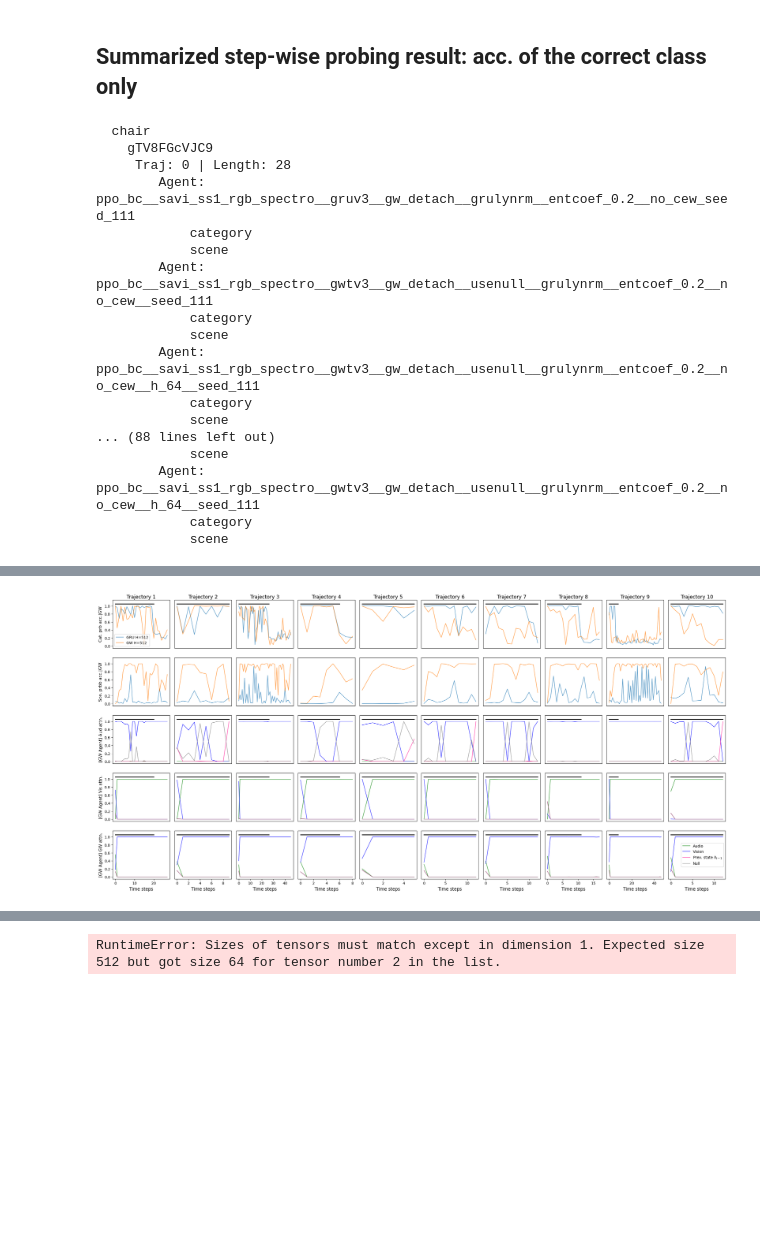
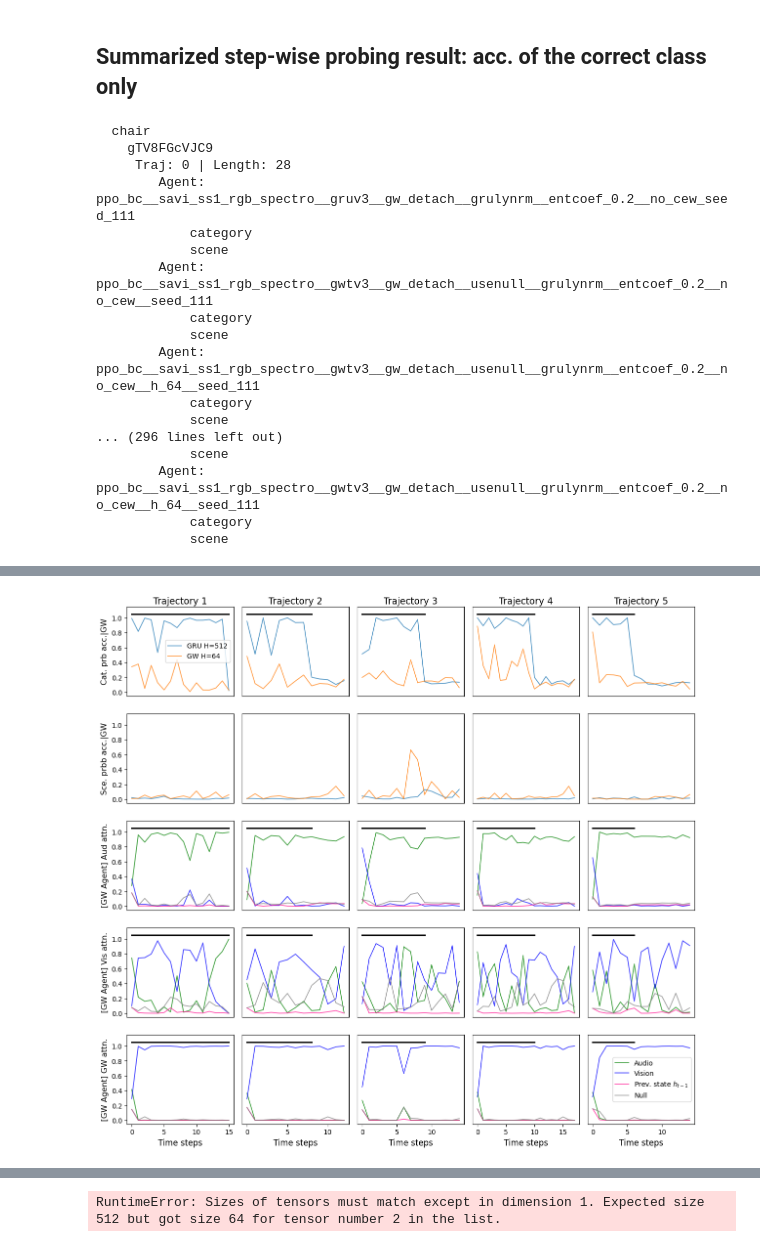
Before and after one commit to arayabrain/multimodal-global-workspace-agent, a Jupyter notebook: ppo/SAVI_v3_Analysis.ipynb, the cells around one changed output, grey strips where cells are left out. Drawn from its saved outputs; the diff is of its cells as text; code cells hidden in the pictures; blank space fills up the shorter version.

Commit message:
Additional analysis over SAVI trajs

```diff
--- a/ppo/SAVI_v3_Analysis.ipynb
+++ b/ppo/SAVI_v3_Analysis.ipynb
@@ -712,11 +726,11 @@ Loaded GWTv3 Agent: 'ppo_bc__savi_ss1_rgb_spectro__gwtv3__gw_detach__usenull__gr
 
 CATEGORIES_OF_INTEREST = [
     "chair",
-    # "picture",
+    "picture",
     "cabinet",
-    # "plant",
-    # "cushion",
-    # "table"
+    "plant",
+    "cushion",
+    "table"
 ]
 SCENES_OF_INTEREST = [
     "gTV8FGcVJC9",
@@ -750,6 +764,8 @@ AGENTS_OF_INTEREST = [
     ## GWTv3.1 H=512
     # "ppo_bc__savi_ss1_rgb_spectro__gwtv3.1__gw_detach__usenull__grulynrm__entcoef_0.2__no_cew__seed_222",
     # "ppo_bc__savi_ss1_rgb_spectro__gwtv3.2__gw_detach__usenull__grulynrm__entcoef_0.2__no_cew__seed_111", # TODO: reload once trained long enough / interesting performance curves.
+    ## GWTv3.1 H=64
+    "ppo_bc__savi_ss1_rgb_spectro__gwtv3.1__gw_detach__usenull__grulynrm__entcoef_0.2__no_cew__seed_222", # TODO: missing probes, not fully trained
 ]
 # %% [markdown]
 ## GWT Variants: attention weights inspection
@@ -1484,7 +1500,7 @@ for cat, cat_dict in CAT_SCENE_TRAJ_PROBING_RESULTS.items():
         Agent: ppo_bc__savi_ss1_rgb_spectro__gwtv3__gw_detach__usenull__grulynrm__entcoef_0.2__no_cew__h_64__seed_111
             category
             scene
-... (88 lines left out)
+... (296 lines left out)
             scene
         Agent: ppo_bc__savi_ss1_rgb_spectro__gwtv3__gw_detach__usenull__grulynrm__entcoef_0.2__no_cew__h_64__seed_111
             category
@@ -1584,58 +1600,43 @@ mpl.rcParams.update(mpl.rcParamsDefault)
 # plt.style.use("ggplot")
 
 TRAJS_OF_INTEREST_DICT = [
-  { "category": "chair", "scene": "gTV8FGcVJC9", "traj_idx": 0},
-  { "category": "chair", "scene": "gTV8FGcVJC9", "traj_idx": 1},
-  { "category": "chair", "scene": "gTV8FGcVJC9", "traj_idx": 2},
-  { "category": "chair", "scene": "gTV8FGcVJC9", "traj_idx": 3},
-  { "category": "chair", "scene": "gTV8FGcVJC9", "traj_idx": 4},
+  # { "category": "chair", "scene": "gTV8FGcVJC9", "traj_idx": 0},
+  # { "category": "chair", "scene": "gTV8FGcVJC9", "traj_idx": 1},
+  # { "category": "chair", "scene": "gTV8FGcVJC9", "traj_idx": 2},
+  # { "category": "chair", "scene": "gTV8FGcVJC9", "traj_idx": 3},
+  # { "category": "chair", "scene": "gTV8FGcVJC9", "traj_idx": 4},
 
-  { "category": "cabinet", "scene": "gTV8FGcVJC9", "traj_idx": 0},
-  { "category": "cabinet", "scene": "gTV8FGcVJC9", "traj_idx": 1},
-  { "category": "cabinet", "scene": "gTV8FGcVJC9", "traj_idx": 2},
-  { "category": "cabinet", "scene": "gTV8FGcVJC9", "traj_idx": 3},
-  { "category": "cabinet", "scene": "gTV8FGcVJC9", "traj_idx": 4},
+  # { "category": "cabinet", "scene": "gTV8FGcVJC9", "traj_idx": 0},
+  # { "category": "cabinet", "scene": "gTV8FGcVJC9", "traj_idx": 1},
+  # { "category": "cabinet", "scene": "gTV8FGcVJC9", "traj_idx": 2},
+  # { "category": "cabinet", "scene": "gTV8FGcVJC9", "traj_idx": 3},
+  # { "category": "cabinet", "scene": "gTV8FGcVJC9", "traj_idx": 4},
+
+  # NOTE: no silent trajectories with picture - gTV8FGcVJC9
+  # *[{"category": "picture", "scene": "gTV8FGcVJC9", "traj_idx": i} for i in range(5)]
+
+  # NOTE: just two silent trajectories with cabinet - gTV8FGcVJC9
+  # *[{"category": "cabinet", "scene": "gTV8FGcVJC9", "traj_idx": i} for i in range(5)]
+
+  *[{"category": "table", "scene": "gTV8FGcVJC9", "traj_idx": i} for i in range(5)]
 ]
 N_TRAJS = len(TRAJS_OF_INTEREST_DICT)
 fig, axes = plt.subplots(5, N_TRAJS, figsize=(N_TRAJS * 3, 5 * 2.75))
 
-# TODO: recover this based on TRAJS_OF_INTEREST
-CATEGORIES_OF_INTEREST_PLOTS = [
-    "chair",
-    # "picture",
-    "cabinet",
-    # "plant",
-    # "cushion",
-    # "table"
-]
-SCENES_OF_INTEREST_PLOTS = [
-    "gTV8FGcVJC9",
-    # "D7N2EKCX4Sj",
-    # "b8cTxDM8gDG",
-    # "Vvot9Ly1tCj",
-    # "vyrNrziPKCB"
-] # ['gTV8FGcVJC9', 'b8cTxDM8gDG', 'D7N2EKCX4Sj', 'Vvot9Ly1tCj', 'vyrNrziPKCB']
-TRAJ_INDICES_PLOTS = [
-    0,
-    1,
-    2,
-    3,
-    4
-] # Only select trajectories in indices of interest
 
 AGENT_GROUPS_OF_INTEREST = {
   "GRU H=512": {
     111: "ppo_bc__savi_ss1_rgb_spectro__gruv3__gw_detach__grulynrm__entcoef_0.2__no_cew_seed_111",
     # 222: "ppo_bc__savi_ss1_rgb_spectro__gruv3__gw_detach__grulynrm__entcoef_0.2__no_cew_seed_111",
   },
-  # "GW H=64": {
-  #   111: "ppo_bc__savi_ss1_rgb_spectro__gwtv3__gw_detach__usenull__grulynrm__entcoef_0.2__no_cew__h_64__seed_111",
-  #   # 222: "ppo_bc__savi_ss1_rgb_spectro__gwtv3__gw_detach__usenull__grulynrm__entcoef_0.2__no_cew__h_64__seed_222",
+  "GW H=64": {
+    111: "ppo_bc__savi_ss1_rgb_spectro__gwtv3__gw_detach__usenull__grulynrm__entcoef_0.2__no_cew__h_64__seed_111",
+    # 222: "ppo_bc__savi_ss1_rgb_spectro__gwtv3__gw_detach__usenull__grulynrm__entcoef_0.2__no_cew__h_64__seed_222",
+  },
+  # "GW H=512": {
+  #   111: "ppo_bc__savi_ss1_rgb_spectro__gwtv3__gw_detach__usenull__grulynrm__entcoef_0.2__no_cew__seed_111",
+  #   # 222: "",
   # },
-  "GW H=512": {
-    111: "ppo_bc__savi_ss1_rgb_spectro__gwtv3__gw_detach__usenull__grulynrm__entcoef_0.2__no_cew__seed_111",
-    # 222: "",
-  },
 }
 # TODO: functionalize
 for ridx in range(5):
@@ -1769,4 +1750,4 @@ cabinet | gTV8FGcVJC9 | 4
-[figure, old version]
+[figure, new version]
 # %%
 AGENT_CORRECT_TARGET_PROBS.keys()
 AGENT_CORRECT_TARGET_PROBS["chair"].keys()
```
Also changed, not shown: parts of 7 cells of this notebook.
